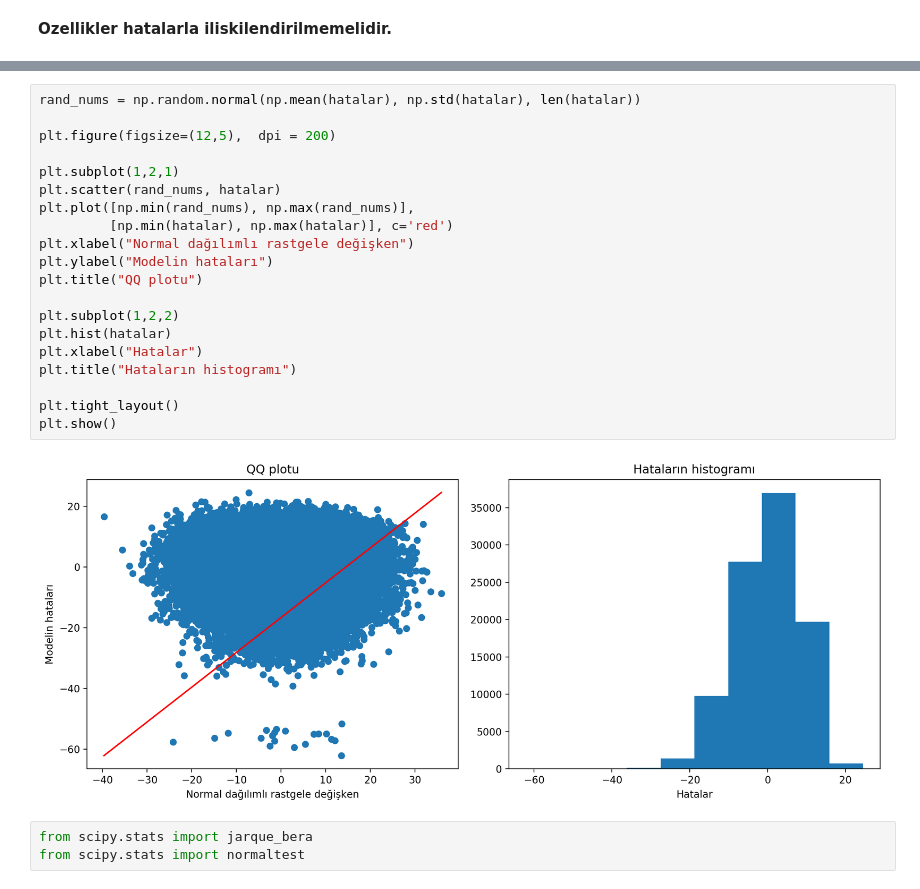
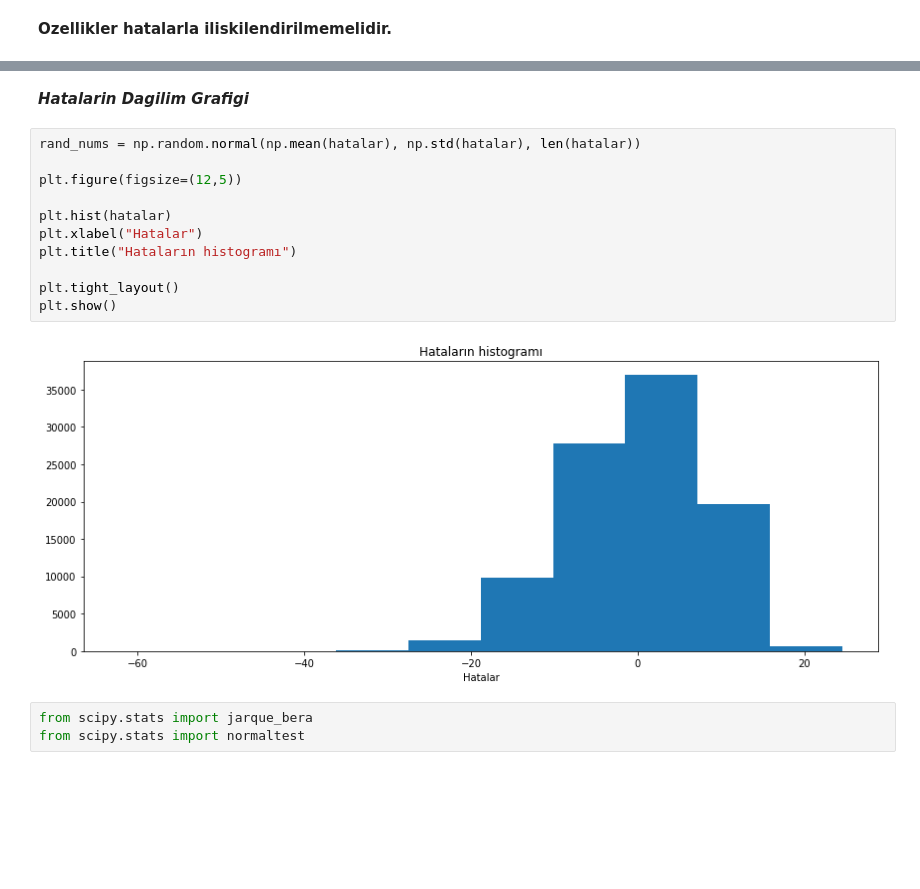
Before and after one commit to EceDolen/Bootcamp_-Bolum_6, a Jupyter notebook: Regresyon_Odev_3_Sıcaklık_Tahmini.ipynb, the cells around one changed output, grey strips where cells are left out. Drawn from its saved outputs; the diff is of its cells as text; blank space fills up the shorter version.

```diff
--- a/Regresyon_Odev_3_Sıcaklık_Tahmini.ipynb
+++ b/Regresyon_Odev_3_Sıcaklık_Tahmini.ipynb
@@ -200,25 +211,18 @@ plt.show()
+# %% [markdown]
+***Hatalarin Dagilim Grafigi***
 # %%
 rand_nums = np.random.normal(np.mean(hatalar), np.std(hatalar), len(hatalar))
 
-plt.figure(figsize=(12,5),  dpi = 200)
+plt.figure(figsize=(12,5))
 
-plt.subplot(1,2,1)
-plt.scatter(rand_nums, hatalar)
-plt.plot([np.min(rand_nums), np.max(rand_nums)],
-         [np.min(hatalar), np.max(hatalar)], c='red')
-plt.xlabel("Normal dağılımlı rastgele değişken")
-plt.ylabel("Modelin hataları")
-plt.title("QQ plotu")
-
-plt.subplot(1,2,2)
 plt.hist(hatalar)
 plt.xlabel("Hatalar")
 plt.title("Hataların histogramı")
 
 plt.tight_layout()
 plt.show()
 # %% [output]
-[figure, old version]
+[figure, new version]
 # %%
 from scipy.stats import jarque_bera
 from scipy.stats import normaltest
```
Also changed, not shown: parts of 5 cells of this notebook.
